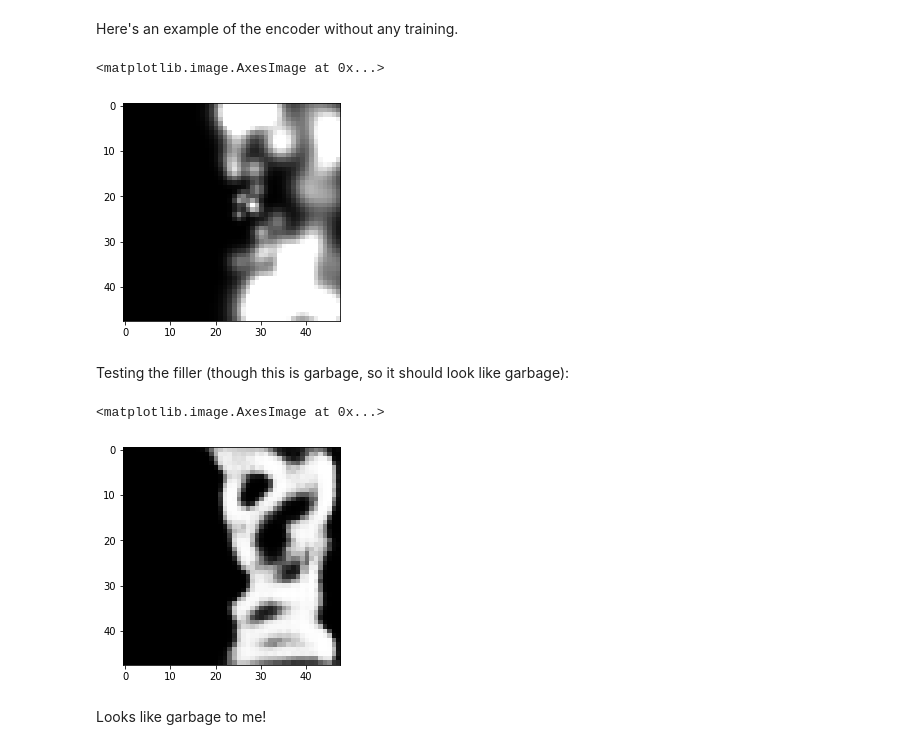
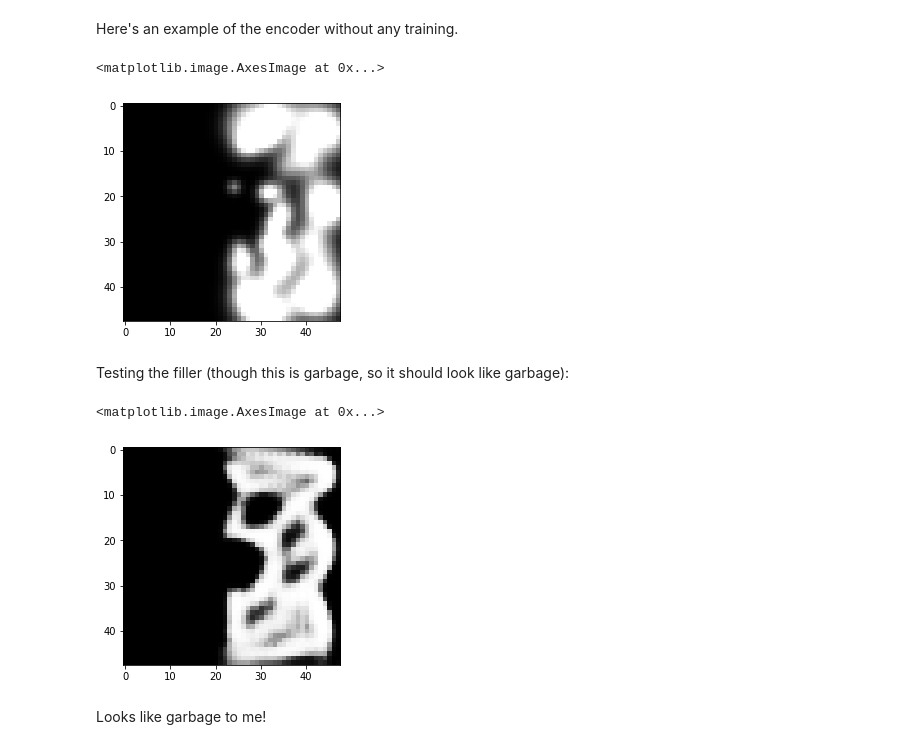
Before and after one commit to wjmn/bmedsc-exploratory, a Jupyter notebook: 03-psychophysics/cgan.ipynb, the cells around one changed output. Saved outputs shown, nothing was run; the diff lists cells and outputs as text; code cells hidden in the pictures.

```diff
--- a/03-psychophysics/cgan.ipynb
+++ b/03-psychophysics/cgan.ipynb
@@ -244,14 +247,14 @@ SEED_SIZE = 32
 # %%
 def make_encoder():
 
-    # Input noise
-    in_noise        = Input(shape=(SEED_SIZE,))
+#     # Input noise
+#     in_noise        = Input(shape=(SEED_SIZE,))
 
-    # Layers for noise
-    #l_noise         = Dense(gridVectorLength // 4)(in_noise)
-    #l_noise         = BatchNormalization()(l_noise)
-    l_noise         = BatchNormalization()(in_noise)
-    l_noise         = LeakyReLU()(l_noise)
+#     # Layers for noise
+#     #l_noise         = Dense(gridVectorLength // 4)(in_noise)
+#     #l_noise         = BatchNormalization()(l_noise)
+#     l_noise         = BatchNormalization()(in_noise)
+#     l_noise         = LeakyReLU()(l_noise)
 
     # Input labels
     in_labels       = Input(shape=(1,))
@@ -264,7 +267,7 @@ def make_encoder():
     #l_labels        = Dense(gridVectorLength // 4)(l_labels)
 
     # Concatenate
-    concat          = Concatenate()([l_noise, l_labels])
+    #concat          = Concatenate()([l_noise, l_labels])
     #concat          = Flatten()(concat)
     #concat          = Dense(gridVectorLength // 2)(concat)
     #concat          = LeakyReLU()(concat)
@@ -272,10 +275,11 @@ def make_encoder():
     #concat          = Dense(gridVectorLength // 2)(concat)
     #concat          = LeakyReLU()(concat)
     #concat          = Concatenate()([concat, l_labels])
-    concat          = Dense(gridVectorLength, activation=tf.nn.sigmoid)(concat)
+    #concat          = Dense(gridVectorLength, activation=tf.nn.sigmoid)(concat)
+    concat          = Dense(gridVectorLength, activation=tf.nn.sigmoid)(l_labels)
 
     # Model
-    model           = Model([in_noise, in_labels], concat)
+    model           = Model([in_labels], concat)
 
     return model
 # %%
@@ -310,21 +314,21 @@ test_labels = tf.convert_to_tensor(np.array([random.randint(0, 9) for i in range
 test_seeds, test_one_hot = make_inputs(test_labels)
 # %%
 plt.imshow(
-    grid.render_tensor(encoder((test_seeds, test_labels))[0].numpy()),
+    grid.render_tensor(encoder((test_labels))[0].numpy()),
     cmap='gray',
     vmin=-1,
     vmax=1
 )
 # %% [output]
 <matplotlib.image.AxesImage at 0x...>
-[figure, old version]
+[figure, new version]
 # %% [markdown]
 Testing the filler (though this is garbage, so it should look like garbage):
 # %%
-plt.imshow(filler(np.array([grid.render_tensor(encoder((test_seeds, test_labels))[0])]))[0], cmap='gray')
+plt.imshow(filler(np.array([grid.render_tensor(encoder((test_labels))[0])]))[0], cmap='gray')
 # %% [output]
 <matplotlib.image.AxesImage at 0x...>
-[figure, old version]
+[figure, new version]
 # %% [markdown]
 Looks like garbage to me!
 # %% [markdown]
```
Also changed, not shown: parts of 22 cells of this notebook, 6 other files.
